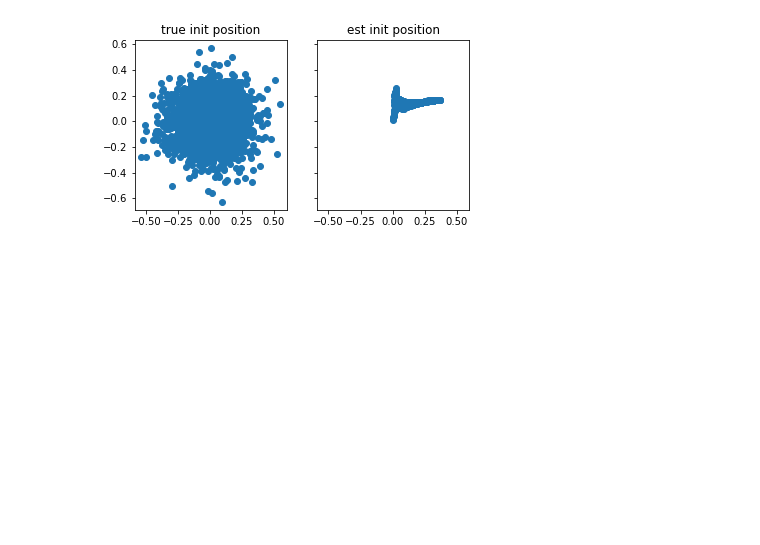
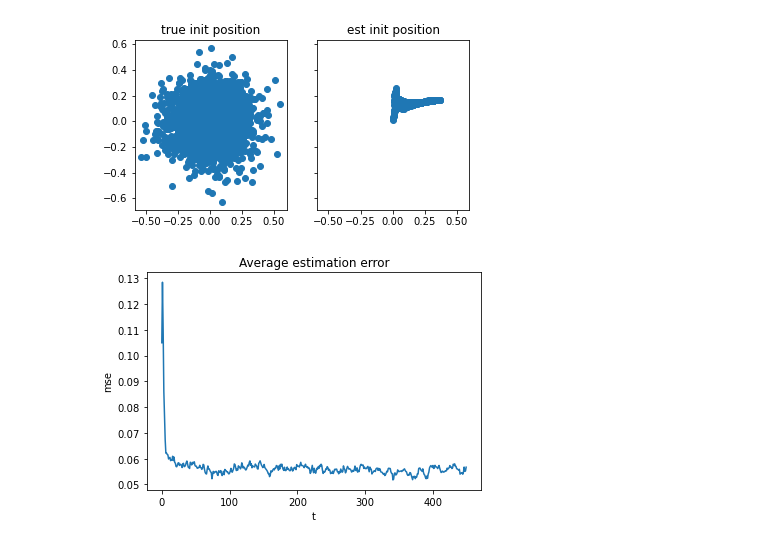
Before and after one commit to conormcgrory/rnn_spatial, a Jupyter notebook: examine_rnn_model.ipynb, the cells around one changed output. Saved outputs shown, nothing was run; the diff lists cells and outputs as text; code cells hidden in the pictures; blank space fills up the shorter version.

Commit message:
Added more plots for analyzing initialization problem

```diff
--- a/examine_rnn_model.ipynb
+++ b/examine_rnn_model.ipynb
@@ -31,10 +31,11 @@ model.eval();
 vel_t = torch.Tensor(vel)
 
 # Predict estimated position
-pos_est_t = model(vel_t)
+pos_est_t, u_vals_t = model(vel_t)
 
 # Convert estimated position back to Numpy array
-pos_est = pos_est_t[0].detach().numpy()
+pos_est = pos_est_t.detach().numpy()
+u_vals = u_vals_t.detach().numpy()
 # %% [markdown]
 ## Plot results
 # %%
@@ -80,3 +81,14 @@ ax[1].set_aspect(1.0)
 plt.savefig('init_position_compare.png')
 # %% [output]
 [figure]
+# %%
+sq_err = np.sum((pos_est - pos) ** 2, axis=2)
+mse = np.mean(sq_err, axis=0)
+plt.plot(mse)
+plt.title('Average estimation error')
+plt.xlabel('t')
+plt.ylabel('mse')
+
+plt.savefig('avg_error.png')
+# %% [output]
+[figure, added]
```
Also changed, not shown: parts of 3 cells of this notebook.
